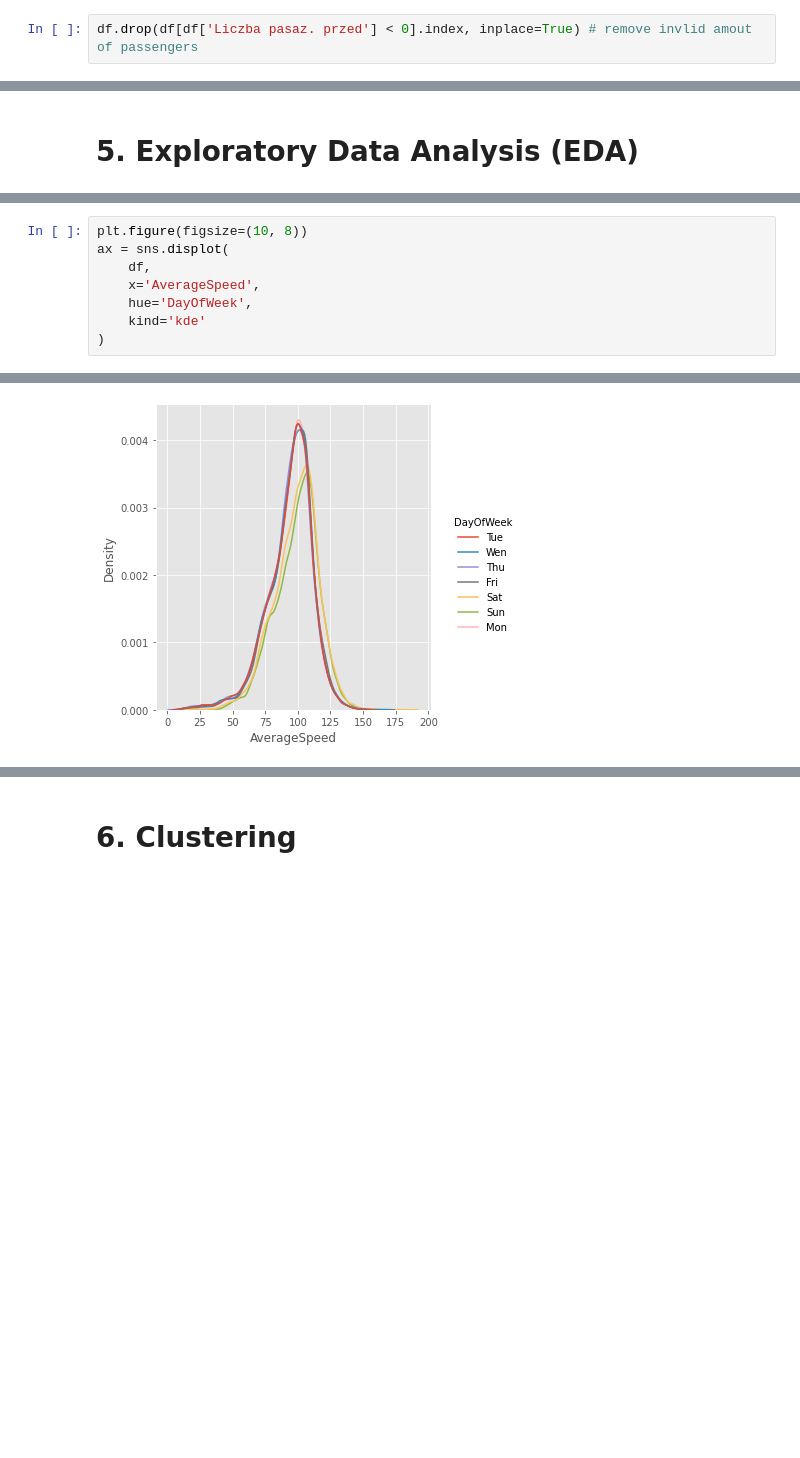
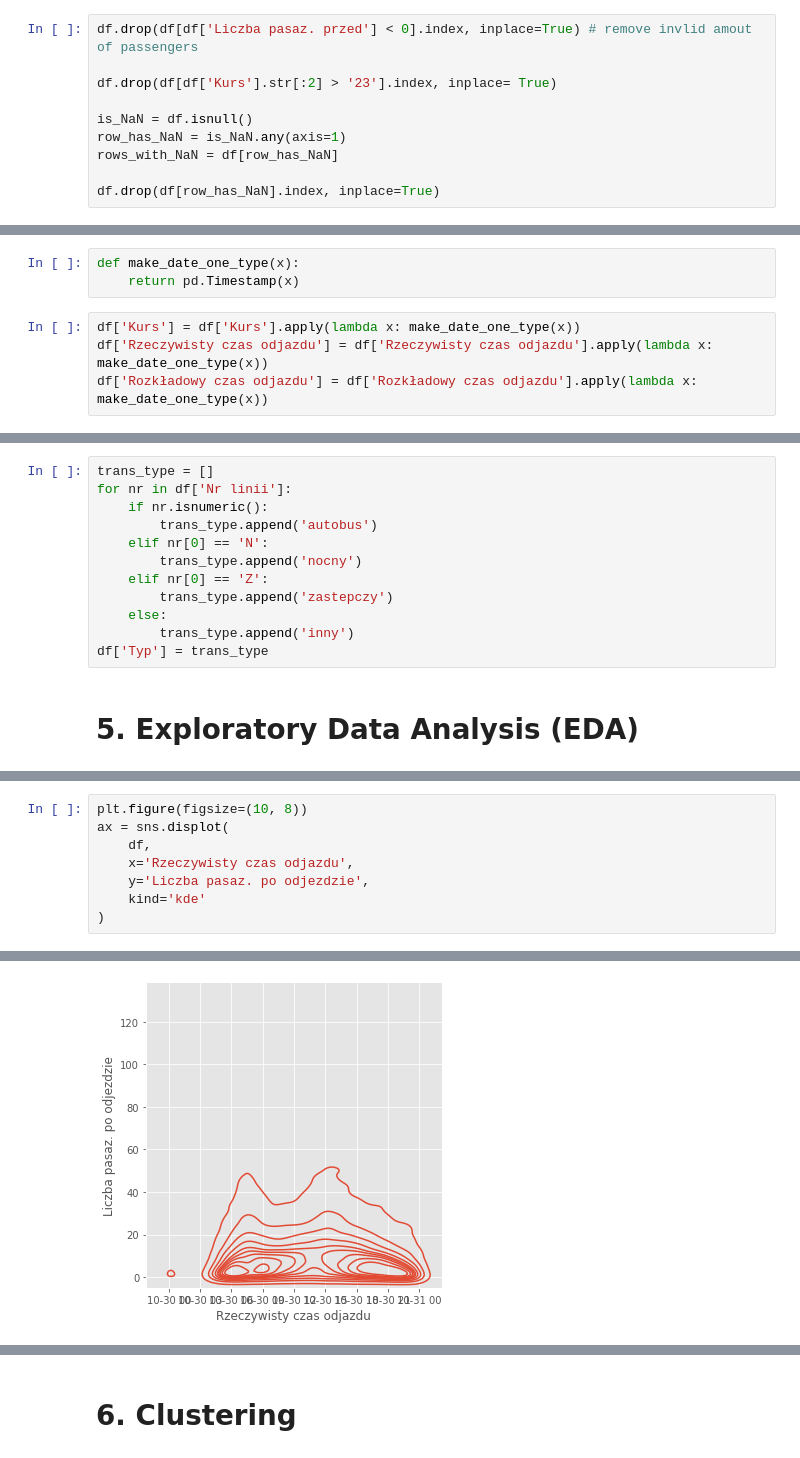
Before and after one commit to Walczi123/Projekt_Przetwarzanie_Danych, a Jupyter notebook: initial_data_processing.ipynb, the cells around one changed output, grey strips where cells are left out. Cells and saved outputs as stored; diff of their text form; blank space fills up the shorter version.

```diff
--- a/initial_data_processing.ipynb
+++ b/initial_data_processing.ipynb
@@ -108,3 +114,11 @@ Amount of invalid data: 0
 # 4.2. Remove errors
 # %%
 df.drop(df[df['Liczba pasaz. przed'] < 0].index, inplace=True) # remove invlid amout of passengers
+
+df.drop(df[df['Kurs'].str[:2] > '23'].index, inplace= True)
+
+is_NaN = df.isnull()
+row_has_NaN = is_NaN.any(axis=1)
+rows_with_NaN = df[row_has_NaN]
+
+df.drop(df[row_has_NaN].index, inplace=True)
@@ -110,0 +127,7 @@ df.drop(df[df['Liczba pasaz. przed'] < 0].index, inplace=True) # remove invlid a
+# %%
+def make_date_one_type(x):
+    return pd.Timestamp(x)
+# %%
+df['Kurs'] = df['Kurs'].apply(lambda x: make_date_one_type(x))
+df['Rzeczywisty czas odjazdu'] = df['Rzeczywisty czas odjazdu'].apply(lambda x: make_date_one_type(x))
+df['Rozkładowy czas odjazdu'] = df['Rozkładowy czas odjazdu'].apply(lambda x: make_date_one_type(x))
@@ -111,3 +136,15 @@ df.drop(df[df['Liczba pasaz. przed'] < 0].index, inplace=True) # remove invlid a
+# %%
+trans_type = []
+for nr in df['Nr linii']:
+    if nr.isnumeric():
+        trans_type.append('autobus')
+    elif nr[0] == 'N':
+        trans_type.append('nocny')
+    elif nr[0] == 'Z':
+        trans_type.append('zastepczy')
+    else:
+        trans_type.append('inny')
+df['Typ'] = trans_type
 # %% [markdown]
 # 5. Exploratory Data Analysis (EDA)
 # %%
@@ -123,12 +159,12 @@ ax = sns.boxplot(
 # %%
 plt.figure(figsize=(10, 8))
 ax = sns.displot(
     df,
-    x='AverageSpeed',
-    hue='DayOfWeek',
+    x='Rzeczywisty czas odjazdu',
+    y='Liczba pasaz. po odjezdzie',
     kind='kde'
 )
 # %% [output]
 <Figure size 720x576 with 0 Axes>
-[figure, old version]
+[figure, new version]
 # %%
```
Also changed, not shown: parts of 10 cells of this notebook.
